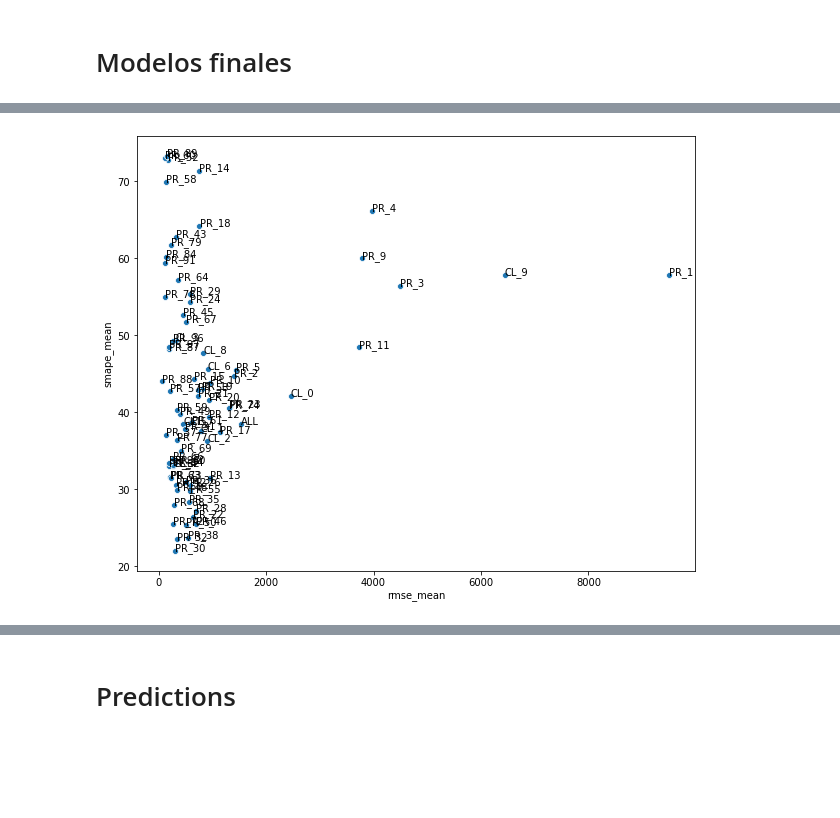
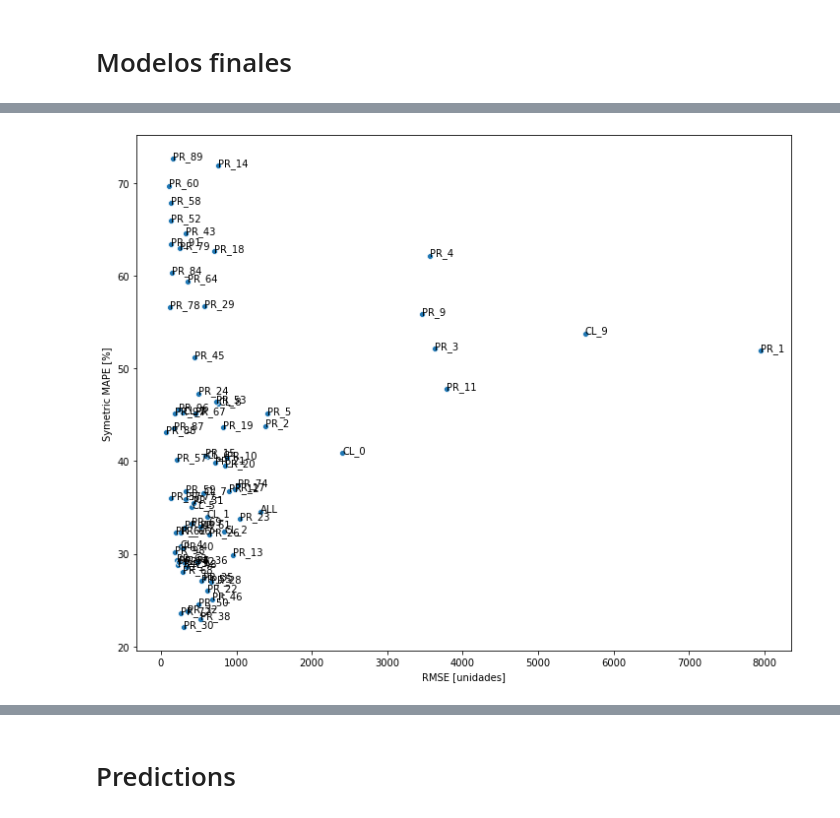
Before and after one commit to PLombao/TFM_StockForecast, a Jupyter notebook: notebooks/Comparativa_Modelos.ipynb, the cells around one changed output, grey strips where cells are left out. Saved outputs shown, nothing was run; the diff lists cells and outputs as text; code cells hidden in the pictures; blank space fills up the shorter version.

```diff
--- a/notebooks/Comparativa_Modelos.ipynb
+++ b/notebooks/Comparativa_Modelos.ipynb
@@ -189,7 +191,7 @@ models = [
 main_df = load_data()
 
 full_data = pd.DataFrame({})
-for prod in ["48"]:
+for prod in main_df.producto.unique():
     data = main_df.loc[main_df.stockMissingType == 0].reset_index(drop=True)
     data = data.loc[data.producto == prod]
     data = prepare_train_data(data)
@@ -544,15 +527,17 @@ metrics.loc[metrics.type == "PR"]
 # %%
 plt.figure(figsize=(10,8))
 sns.scatterplot(x="rmse_mean", y="smape_mean", data=metrics)
 for idx in metrics.index:
     x = metrics.loc[idx, "rmse_mean"]
     y = metrics.loc[idx, "smape_mean"]
     label = metrics.loc[idx, "modelo"]
     plt.text(x+0.2, y, label )
-
+plt.tight_layout()
+plt.ylabel("Symetric MAPE [%]")
+plt.xlabel("RMSE [unidades]")
 plt.savefig("reports/final_models.png")
 # %% [output]
-[figure, old version]
+[figure, new version]
 # %%
 import json
 with open("config/model_stock.json") as config_file:
```
Also changed, not shown: parts of 9 cells of this notebook, 31 other files.
